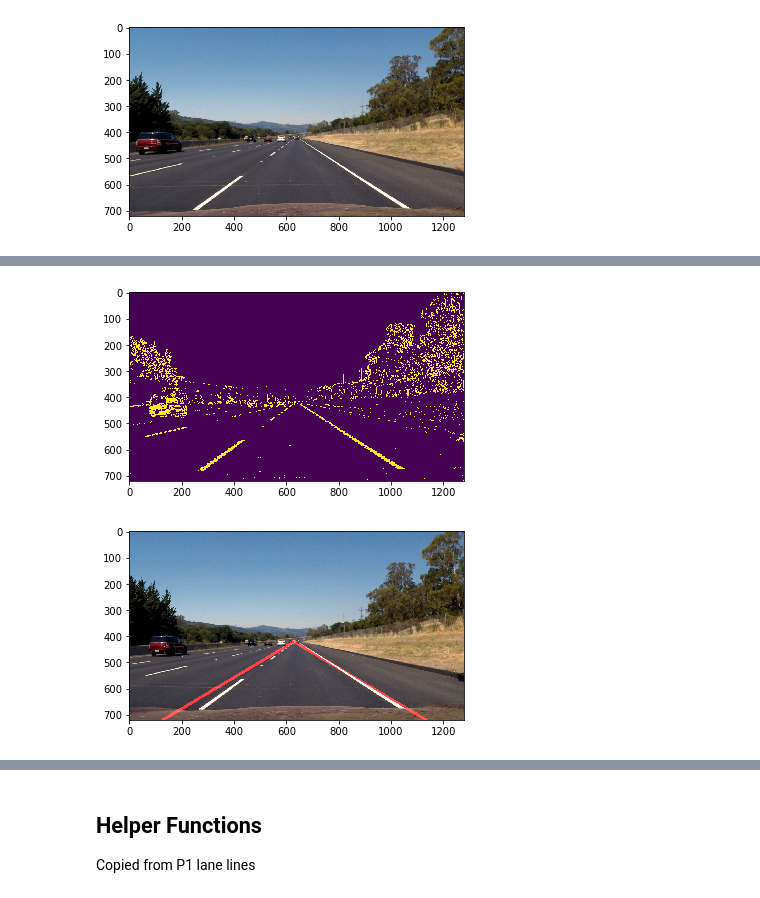
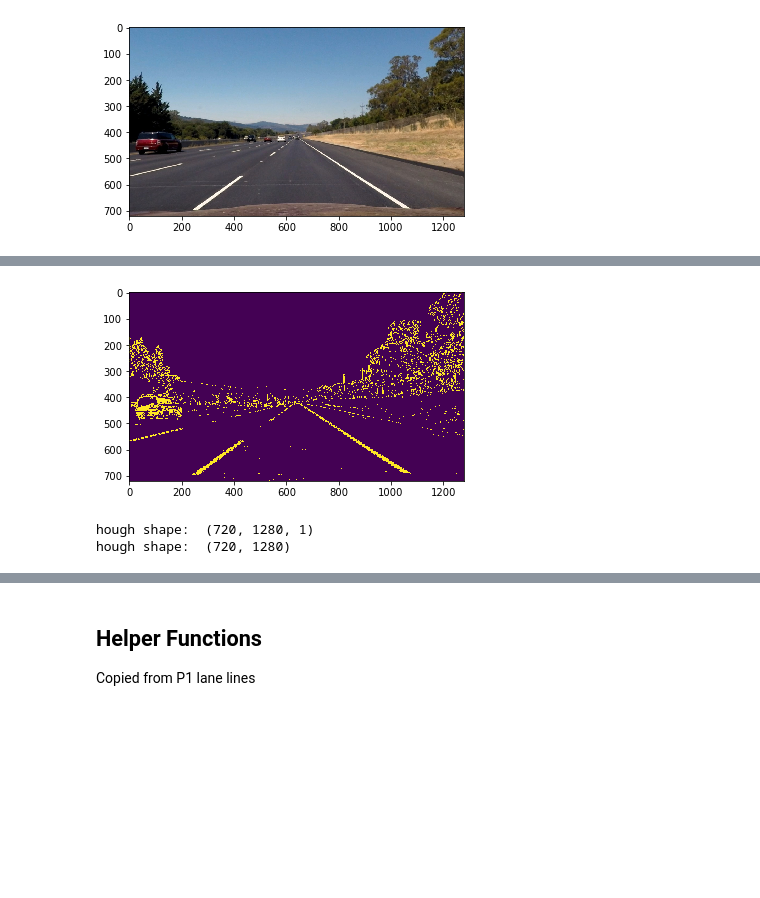
Before and after one commit to sunpochin/advanced-Lane-Lines-carnd, a Jupyter notebook: pipeline.ipynb, the cells around one changed output, grey strips where cells are left out. Saved outputs shown, nothing was run; the diff lists cells and outputs as text; code cells hidden in the pictures; blank space fills up the shorter version.

```diff
--- a/pipeline.ipynb
+++ b/pipeline.ipynb
@@ -329,9 +326,8 @@ def weighted_img(img, initial_img, α=0.8, β=1., λ=0.):
     return cv2.addWeighted(initial_img, α, img, β, λ)
 # %%
 def getvertices(imshape):
-    vertice_y = 420
-#    imshape = image.shape
     vertice_y_up = 420
+#    vertice_y_up = 440
     vertice_y_down = imshape[0] - 60
 #    print('imshape[0]: ', imshape[0])
 #    print('vertice_y_down: ', vertice_y_down)
@@ -343,52 +339,56 @@ def getvertices(imshape):
                           (imshape[1], vertice_y_down) ] ], dtype=np.int32)
 #     vertices = np.array([[(250, vertice_y_down),
 #                           (vertice_x_left, vertice_y_up),
 #                           (vertice_x_right, vertice_y_up),
 #                           (1100, vertice_y_down) ] ], dtype=np.int32)
     return vertices
 
-def houghgreen(image):
+def houghbinary(image):
     # Define the Hough transform parameters
     # Make a blank the same size as our image to draw on
-    vertice_y = 420
-#    vertice_y = 480
+#     vertice_y = 420
 
     rho = 2 # distance resolution in pixels of the Hough grid
     theta = np.pi/180 # angular resolution in radians of the Hough grid
 
     threshold = 25     # minimum number of votes (intersections in Hough grid cell)
     min_line_len = 10 #minimum number of pixels making up a line
     max_line_gap = 15    # maximum gap in pixels between connectable line segments
+    ch = 1
 
     imshape = image.shape
     vertices = getvertices(imshape)
-    masked_edges = region_of_interest(result, vertices)
+    masked_edges = region_of_interest(image, vertices)
 
     lines = cv2.HoughLinesP(masked_edges, rho, theta, threshold, np.array([]), minLineLength = min_line_len, maxLineGap = max_line_gap)
 #     print('lines : ', lines)
 
-    # Iterate over the output "lines" and draw lines on a blank image
-    line_image = np.copy(image)*0 # creating a blank to draw lines on
-    draw_lines_extrapolate(line_image, lines, vertice_y, (255, 0, 0), 10)
-    lines_edges = weighted_img(image, line_image)
-    return lines_edges
-
-
-    line_img = np.zeros((image.shape[0], image.shape[1], 3), dtype = np.uint8)
+    line_img = np.zeros((image.shape[0], image.shape[1], ch), dtype = np.uint8)
     draw_lines(line_img, lines, [0, 255, 0])
 
-    lines_edges = weighted_img(image, line_img)
-    plt.imshow(lines_edges)
-    return lines_edges
+    # Iterate over the output "lines" and draw lines on a blank image
+#     line_image = np.copy(image)*0 # creating a blank to draw lines on
+#     draw_lines_extrapolate(line_image, lines, vertice_y, (255, 0, 0), 10)
+#     lines_edges = weighted_img(image, line_image)
+#     return lines_edges
 
-    plt.imshow(line_img)
+#     lines_edges = weighted_img(image, line_img)
+#     plt.imshow(lines_edges)
+#     return lines_edges
     return line_img
 
-hough = houghgreen(image)
-plt.imshow(result)
+hough = houghbinary(colorgrad)
+plt.imshow(colorgrad)
 plt.show()
-plt.imshow(hough)
-plt.show()
+print('hough shape: ', hough.shape)
+print('hough shape: ', hough[:,:,-1].shape)
+#plt.imshow(hough[:,:,-1])
+#plt.show()
+
+# weighted = weighted_img(result, hough)
+# plt.imshow(weighted)
+# plt.show()
 # %% [output]
-[figure, old version]
+[figure, new version]
-[figure, removed]
+hough shape:  (720, 1280, 1)
+hough shape:  (720, 1280)
```
Also changed, not shown: parts of 12 cells of this notebook.
